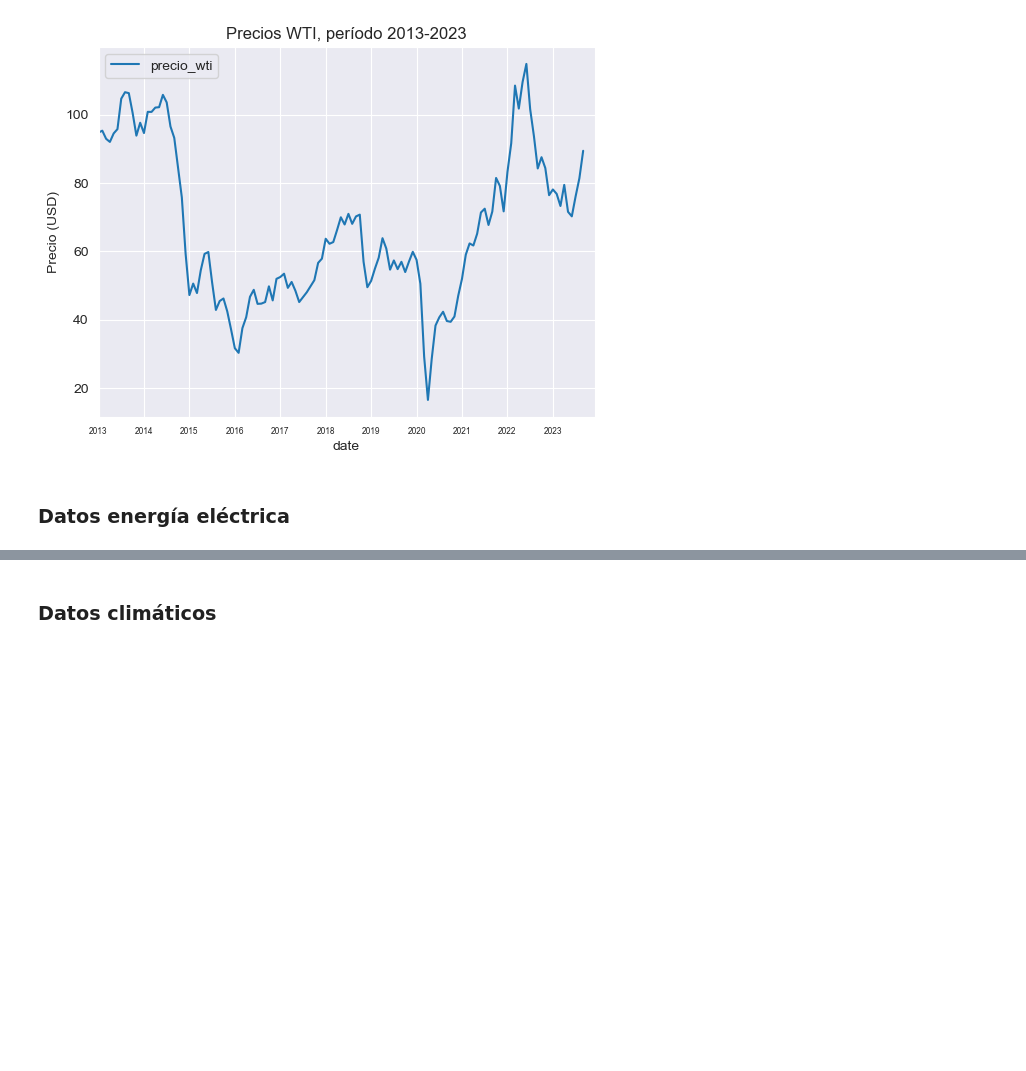
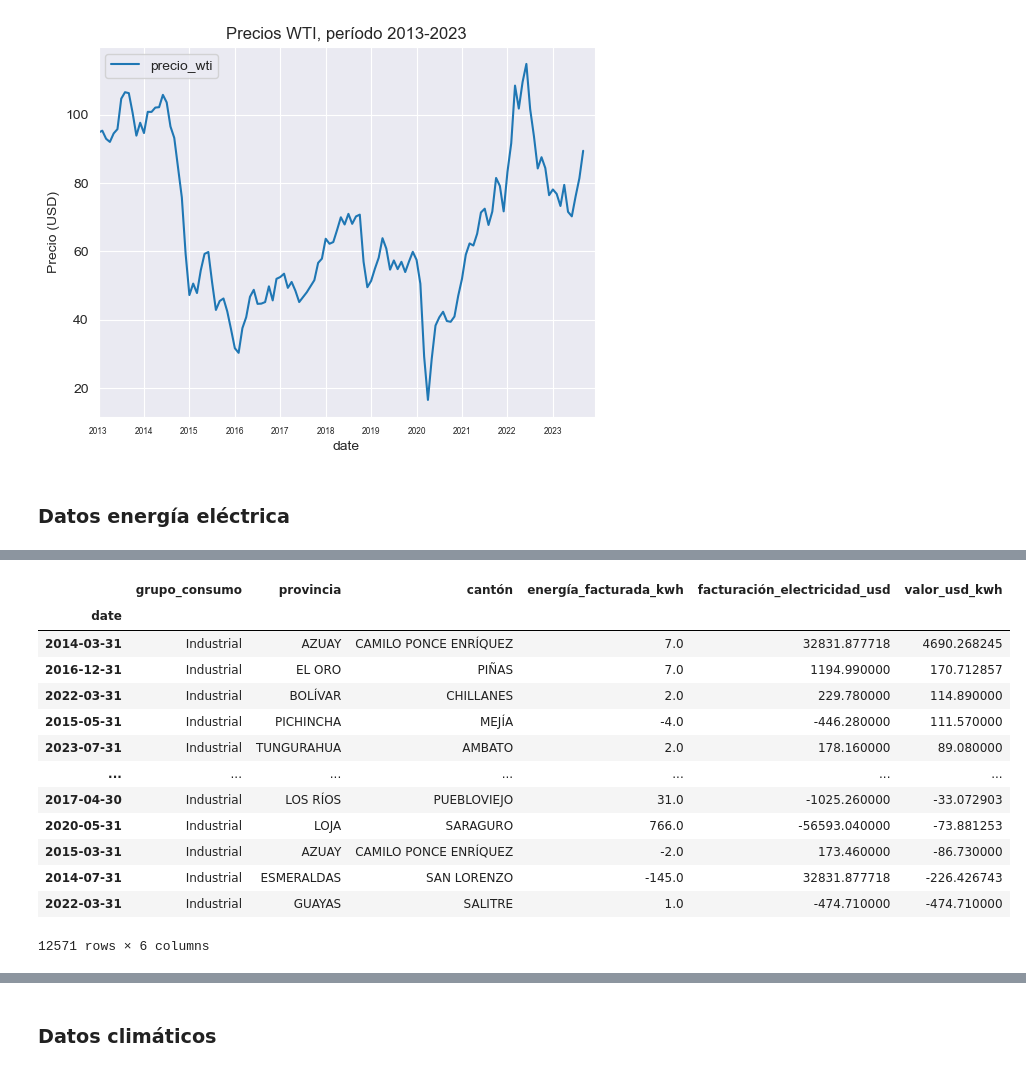
Before and after one commit to IFTrejoM/time-series-fertilizer-price-predictor, a Jupyter notebook: web_scrapping.ipynb, the cells around one changed output, grey strips where cells are left out. Drawn from its saved outputs; the diff is of its cells as text; code cells hidden in the pictures; blank space fills up the shorter version.

```diff
--- a/web_scrapping.ipynb
+++ b/web_scrapping.ipynb
@@ -178,0 +183,35 @@ datos_electricidad\
+# %%
+# Calcula el Q1 y Q3
+Q1 = datos_electricidad_industrial['valor_usd_kwh'].quantile(0.25)
+Q3 = datos_electricidad_industrial['valor_usd_kwh'].quantile(0.75)
+
+# Calcula el IQR
+IQR = Q3 - Q1
+
+# Define los límites para identificar valores atípicos
+lower_bound = Q1 - 1.5 * IQR
+upper_bound = Q3 + 1.5 * IQR
+
+# Filtrar valores atípicos
+outliers = datos_electricidad_industrial[
+    (datos_electricidad_industrial['valor_usd_kwh'] < lower_bound) |
+    (datos_electricidad_industrial['valor_usd_kwh'] > upper_bound)
+]
+
+# Mostrar valores atípicos
+outliers.sort_values(by='valor_usd_kwh', ascending=False)
+# %% [output]
+|  | grupo_consumo | provincia | cantón | energía_facturada_kwh | facturación_electricidad_usd | valor_usd_kwh |
+| date |  |  |  |  |  |  |
+| 2014-03-31 | Industrial | AZUAY | CAMILO PONCE ENRÍQUEZ | 7.0 | 32831.877718 | 4690.268245 |
+| 2016-12-31 | Industrial | EL ORO | PIÑAS | 7.0 | 1194.990000 | 170.712857 |
+| 2022-03-31 | Industrial | BOLÍVAR | CHILLANES | 2.0 | 229.780000 | 114.890000 |
+| 2015-05-31 | Industrial | PICHINCHA | MEJÍA | -4.0 | -446.280000 | 111.570000 |
+| 2023-07-31 | Industrial | TUNGURAHUA | AMBATO | 2.0 | 178.160000 | 89.080000 |
+| ... | ... | ... | ... | ... | ... | ... |
+| 2017-04-30 | Industrial | LOS RÍOS | PUEBLOVIEJO | 31.0 | -1025.260000 | -33.072903 |
+| 2020-05-31 | Industrial | LOJA | SARAGURO | 766.0 | -56593.040000 | -73.881253 |
+| 2015-03-31 | Industrial | AZUAY | CAMILO PONCE ENRÍQUEZ | -2.0 | 173.460000 | -86.730000 |
+| 2014-07-31 | Industrial | ESMERALDAS | SAN LORENZO | -145.0 | 32831.877718 | -226.426743 |
+| 2022-03-31 | Industrial | GUAYAS | SALITRE | 1.0 | -474.710000 | -474.710000 |
+12571 rows × 6 columns
```
Also changed, not shown: parts of 12 cells of this notebook, 1 other file.
